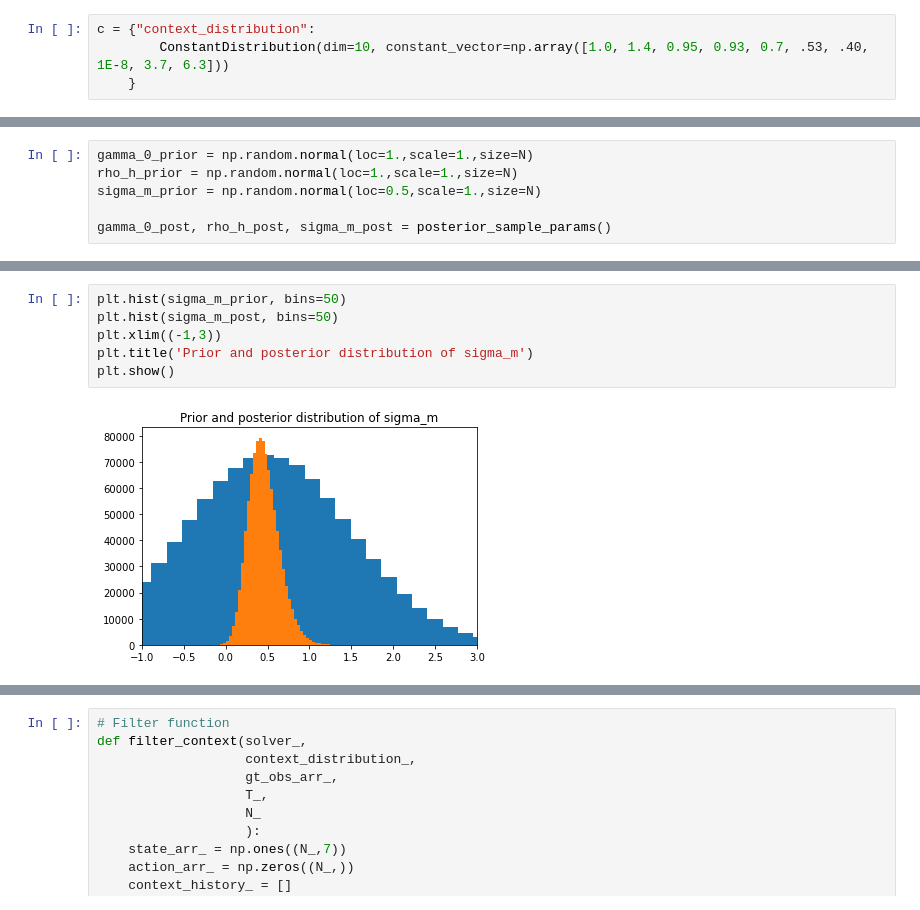
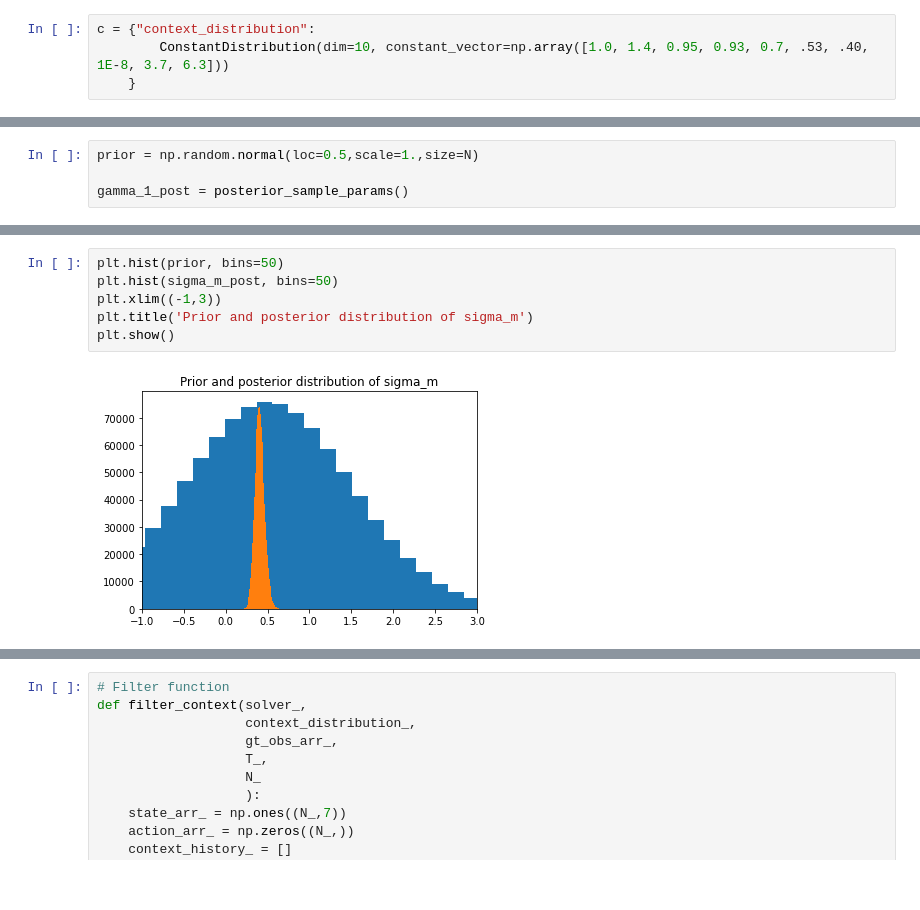
Before and after one commit to zhenghaojiang/cmdp, a Jupyter notebook: context_cattle.ipynb, the cells around one changed output, grey strips where cells are left out. Cells and saved outputs as stored; diff of their text form.

```diff
--- a/context_cattle.ipynb
+++ b/context_cattle.ipynb
@@ -164,7 +320,5 @@ def posterior_sample_params(action=gt_act_arr, reward=gt_rew_arr, N=N, obs=gt_ob
 # %%
-gamma_0_prior = np.random.normal(loc=1.,scale=1.,size=N)
-rho_h_prior = np.random.normal(loc=1.,scale=1.,size=N)
-sigma_m_prior = np.random.normal(loc=0.5,scale=1.,size=N)
+prior = np.random.normal(loc=0.5,scale=1.,size=N)
 
-gamma_0_post, rho_h_post, sigma_m_post = posterior_sample_params()
+gamma_1_post = posterior_sample_params()
 # %% [output]
@@ -175,8 +357,8 @@ round 75 posterior mean 0.5512237934067531
 # %%
-plt.hist(sigma_m_prior, bins=50)
+plt.hist(prior, bins=50)
 plt.hist(sigma_m_post, bins=50)
 plt.xlim((-1,3))
 plt.title('Prior and posterior distribution of sigma_m')
 plt.show()
 # %% [output]
-[figure, old version]
+[figure, new version]
```
Also changed, not shown: parts of 23 cells of this notebook, 5 other files.
